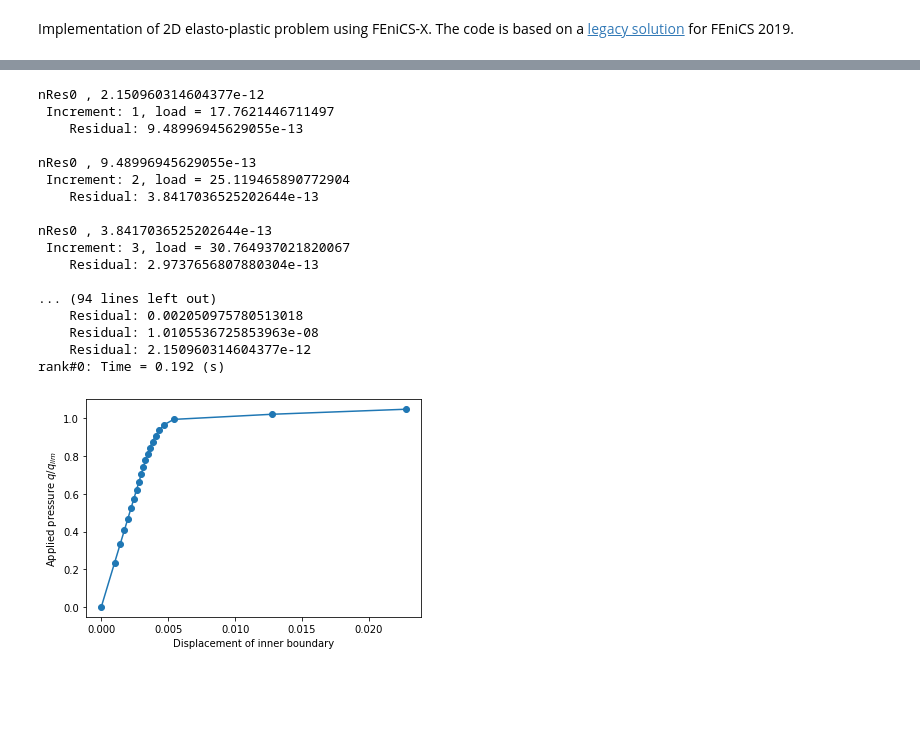
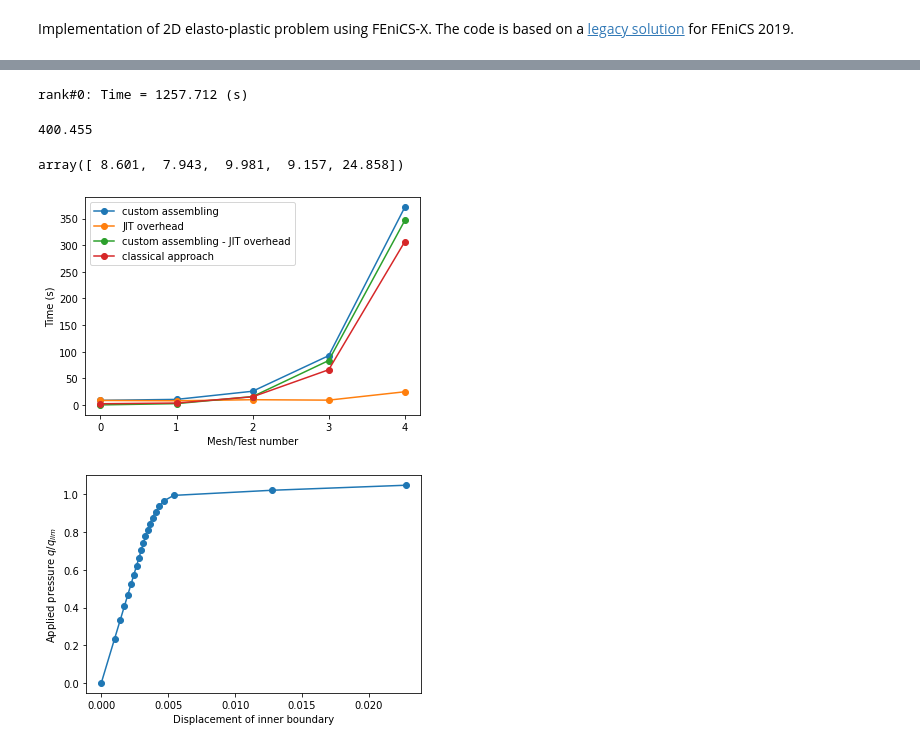
Before and after one commit to a-latyshev/convex-plasticity, a Jupyter notebook: assembling_strategies/custom_plasticity.ipynb, the cells around one changed output, grey strips where cells are left out. Cells and saved outputs as stored; diff of their text form; code cells hidden in the pictures; blank space fills up the shorter version.

Commit message:
Numerical tests for the rapport

```diff
--- a/assembling_strategies/custom_plasticity.ipynb
+++ b/assembling_strategies/custom_plasticity.ipynb
@@ -355,8 +321,8 @@ for (i, t) in enumerate(load_steps):
     loading.value = t * q_lim
     Du.x.array[:] = 0
 
-    if MPI.COMM_WORLD.rank == 0:
-        print(f"\nnRes0 , {my_solver.b.norm()} \n Increment: {str(i+1)}, load = {loading.value}")
+    # if MPI.COMM_WORLD.rank == 0:
+    #     print(f"\nnRes0 , {my_solver.b.norm()} \n Increment: {str(i+1)}, load = {loading.value}")
     niters = my_solver.solve()
 
     u.vector.axpy(1, Du.vector) # u = u + 1*Du
@@ -379,20 +345,23 @@ for (i, t) in enumerate(load_steps):
 end = time.time()
 print(f'rank#{MPI.COMM_WORLD.rank}: Time = {end-start:.3f} (s)')
 # %% [output]
-nRes0 , 2.150960314604377e-12
- Increment: 1, load = 17.7621446711497
-    Residual: 9.48996945629055e-13
-
-nRes0 , 9.48996945629055e-13
- Increment: 2, load = 25.119465890772904
-    Residual: 3.8417036525202644e-13
-
-nRes0 , 3.8417036525202644e-13
- Increment: 3, load = 30.764937021820067
-    Residual: 2.9737656807880304e-13
-
-... (94 lines left out)
-    Residual: 0.002050975780513018
-    Residual: 1.0105536725853963e-08
-    Residual: 2.150960314604377e-12
-rank#0: Time = 0.192 (s)
+rank#0: Time = 1257.712 (s)
+# %%
+400.455
+1156.430
+1257.712
+# %% [output]
+400.455
+# %%
+# MESH DATA
+# 1: 50, 69, 207
+# 2: 811, 1478, 4434
+# 3: 3706, 7095, 21285
+# 4: 11567, 22569, 67707
+# 5: 31666, 62392, 187176
+time_with_comp = np.array([8.797, 10.552, 25.847, 92.632, 371.146])
+time_pure = np.array([0.196, 2.609, 15.866, 83.475, 346.288])
+time_classic = np.array([2.374, 3.725, 15.419, 66.190, 306.516])
+time_with_comp - time_pure
+# %% [output]
+array([ 8.601,  7.943,  9.981,  9.157, 24.858])
@@ -398,0 +370,13 @@ rank#0: Time = 0.192 (s)
+# %%
+tests = range(5)
+plt.plot(tests, time_with_comp, "-o", label='custom assembling')
+plt.plot(tests, time_with_comp-time_pure, "-o", label='JIT overhead')
+plt.plot(tests, time_pure, "-o", label='custom assembling - JIT overhead')
+plt.plot(tests, time_classic, "-o", label='classical approach')
+plt.legend()
+plt.xlabel("Mesh/Test number")
+plt.ylabel("Time (s)")
+plt.xticks(tests)
+plt.savefig('custom_assembling_test.png', dpi=300)
+# %% [output]
+[figure, added]
```
Also changed, not shown: parts of 10 cells of this notebook, 5 other files.
